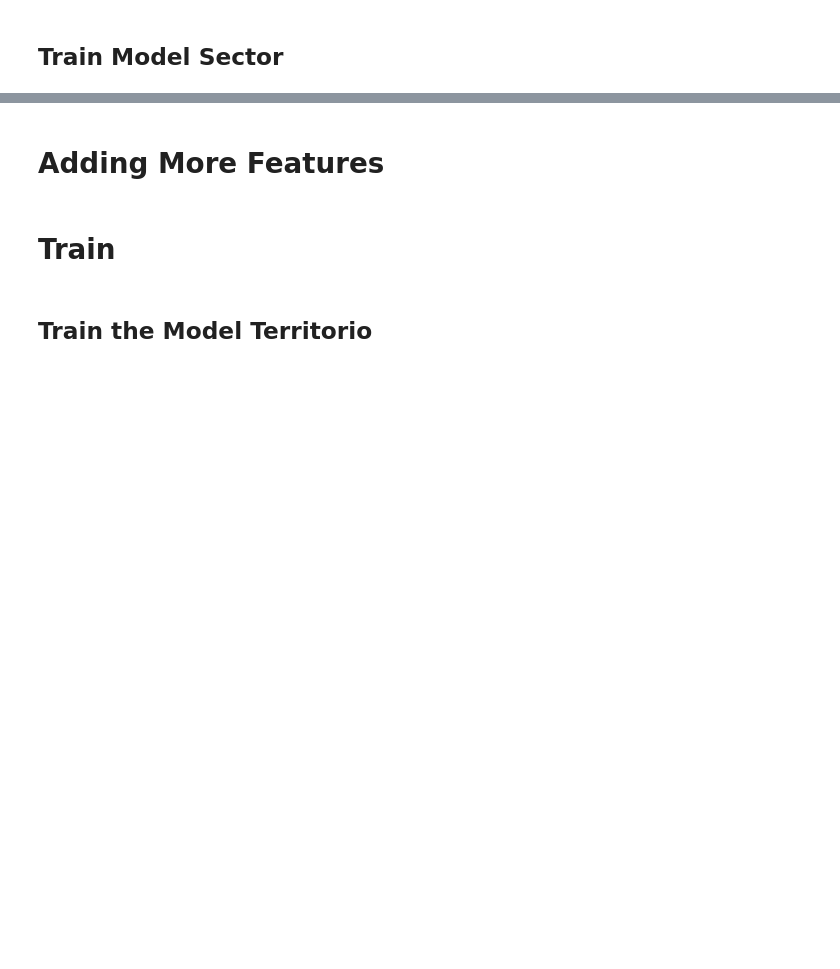
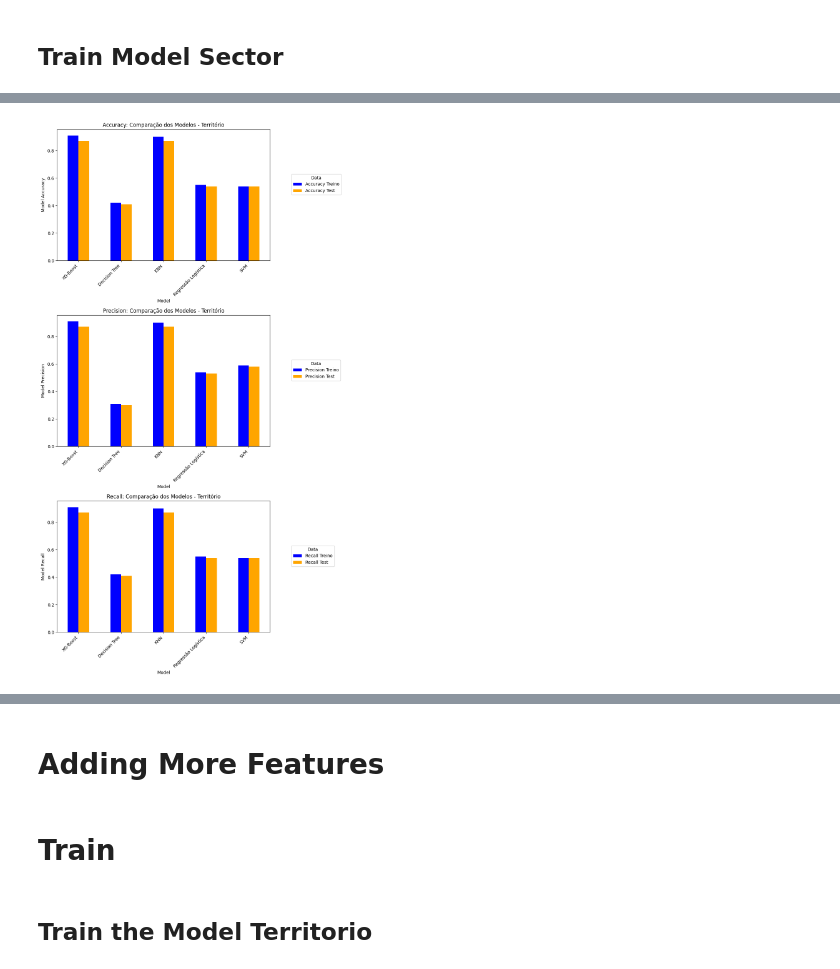
Before and after one commit to EndersonSantos/ProjetoFinalCollege, a Jupyter notebook: projetofinal/analysis/Training.ipynb, the cells around one changed output, grey strips where cells are left out. Cells and saved outputs as stored; diff of their text form; code cells hidden in the pictures; blank space fills up the shorter version.

Commit message:
Treinando diferentes Modelos

```diff
--- a/projetofinal/analysis/Training.ipynb
+++ b/projetofinal/analysis/Training.ipynb
@@ -236,3 +245,13 @@ y_pred_train = clf_ter.predict(X_train_1)
 # %%
 pred_test_str = map_numbers_to_categories(y_pred_test, inverted_mapping_ter)
 pred_train_str = map_numbers_to_categories(y_pred_train, inverted_mapping_ter)
+# %%
+model_names = []
+
+territorio_accuracy_treino = []
+territorio_precision_treino = []
+territorio_recall_treino = []
+
+territorio_accuracy_test = []
+territorio_precision_test = []
+territorio_recall_test = []
@@ -469,0 +553,4 @@ weighted avg       0.93      0.93      0.93      4241
+# %%
+modelos = {
+    'SVM':  SVC()
+}
@@ -469,0 +612,4 @@ weighted avg       0.93      0.93      0.93      4241
+# %%
+territorio_performance_df = pd.DataFrame({"Accuracy Treino": territorio_accuracy_treino,"Accuracy Test": territorio_accuracy_test, "Precision Treino": territorio_precision_treino, "Precision Test": territorio_precision_test, "Recall Treino": territorio_recall_treino, "Recall Test": territorio_recall_test}, index=model_names)
+territorio_performance_df= territorio_performance_df.round(2)
+territorio_performance_df
@@ -469,0 +623,32 @@ weighted avg       0.93      0.93      0.93      4241
+# %%
+# Reset the DataFrame index
+df_reseted = territorio_performance_df.reset_index()
+
+# Define colors for each model
+colors = ['blue', 'orange']  # Adjust colors as needed
+
+# Create subplots
+fig, axs = plt.subplots(3, 1, figsize=(10, 18))  # Adjust figure size if necessary
+
+# Define the metrics and corresponding labels
+metrics = ['Accuracy', 'Precision', 'Recall']
+y_labels = ['Model Accuracy', 'Model Precision', 'Model Recall']
+
+for i, metric in enumerate(metrics):
+    # Plot the metric for both training and test sets
+    bars = df_reseted.plot(kind='bar', x='index', y=[f'{metric} Treino', f'{metric} Test'], stacked=False, color=colors, ax=axs[i])
+
+    # Customize the chart
+    axs[i].set_title(f'{metric}: Comparação dos Modelos - Território')
+    axs[i].set_xlabel('Model')
+    axs[i].set_ylabel(y_labels[i])
+    axs[i].legend(title='Data', loc=(1.1, 0.5))
+    axs[i].set_xticklabels(df_reseted['index'], rotation=45, ha='right')  # Rotate x-axis labels for better readability
+
+# Adjust layout
+plt.tight_layout()
+
+# Show the plots
+plt.show()
+# %% [output]
+[figure, added]
```
Also changed, not shown: parts of 30 cells of this notebook.
